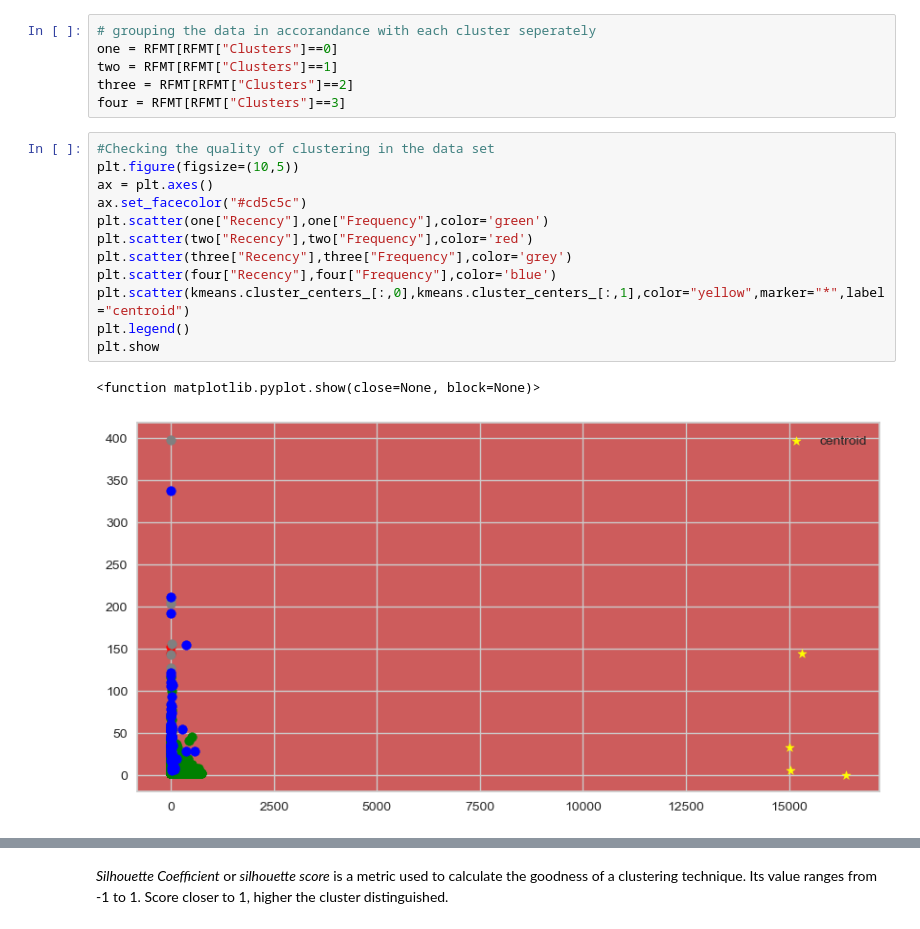
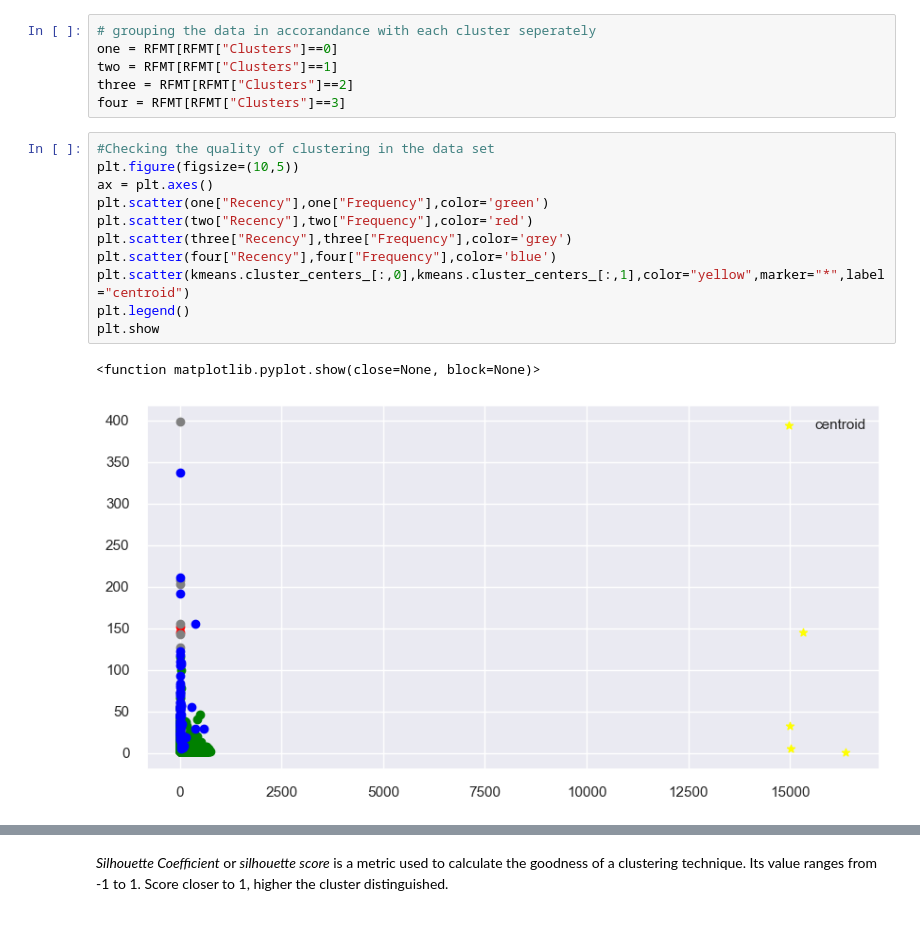
Before and after one commit to ngchi03/Customer-Segmentation, a Jupyter notebook: Modelling - Customer Segmentation.ipynb, the cells around one changed output, grey strips where cells are left out. Cells and saved outputs as stored; diff of their text form.

```diff
--- a/Modelling - Customer Segmentation.ipynb
+++ b/Modelling - Customer Segmentation.ipynb
@@ -113,15 +113,14 @@ four = RFMT[RFMT["Clusters"]==3]
 # %%
 #Checking the quality of clustering in the data set
 plt.figure(figsize=(10,5))
 ax = plt.axes()
-ax.set_facecolor("#cd5c5c")
 plt.scatter(one["Recency"],one["Frequency"],color='green')
 plt.scatter(two["Recency"],two["Frequency"],color='red')
 plt.scatter(three["Recency"],three["Frequency"],color='grey')
 plt.scatter(four["Recency"],four["Frequency"],color='blue')
 plt.scatter(kmeans.cluster_centers_[:,0],kmeans.cluster_centers_[:,1],color="yellow",marker="*",label="centroid")
 plt.legend()
 plt.show
 # %% [output]
 <function matplotlib.pyplot.show(close=None, block=None)>
-[figure, old version]
+[figure, new version]
```
Also changed, not shown: parts of 12 cells of this notebook.
